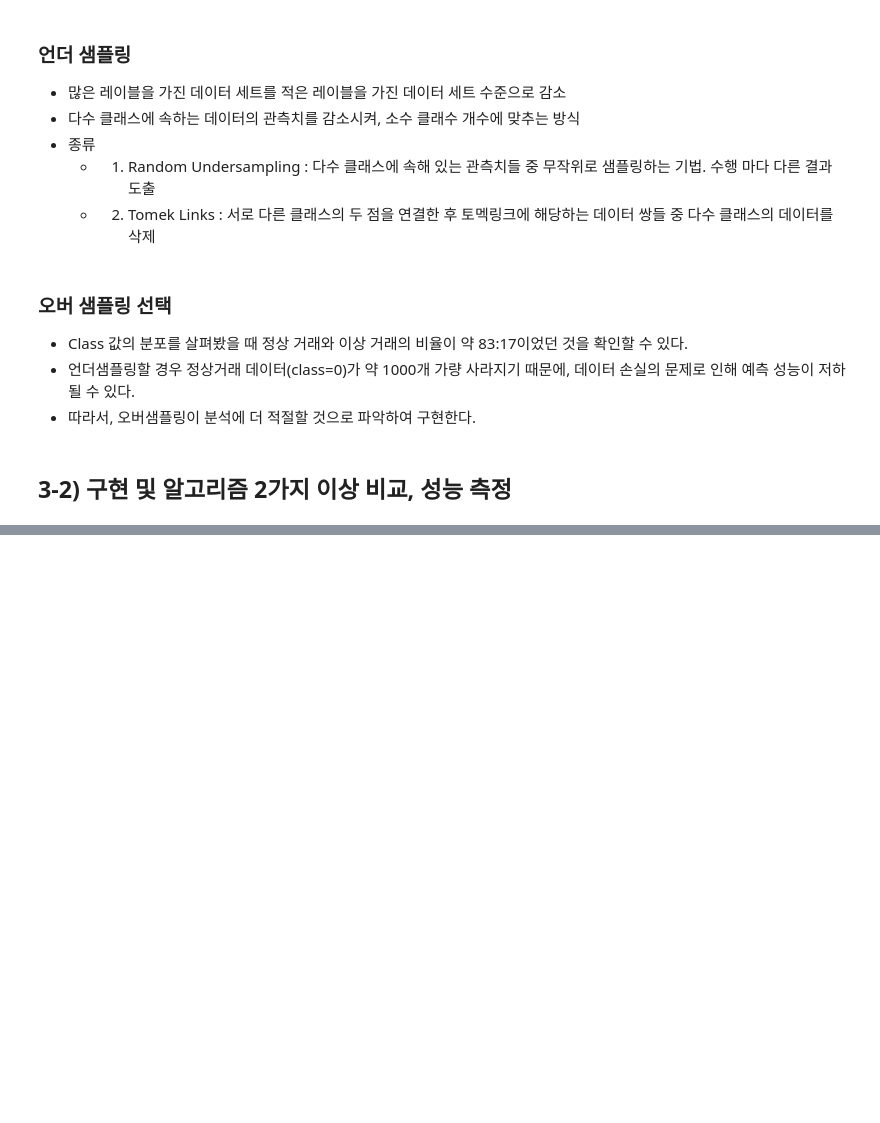
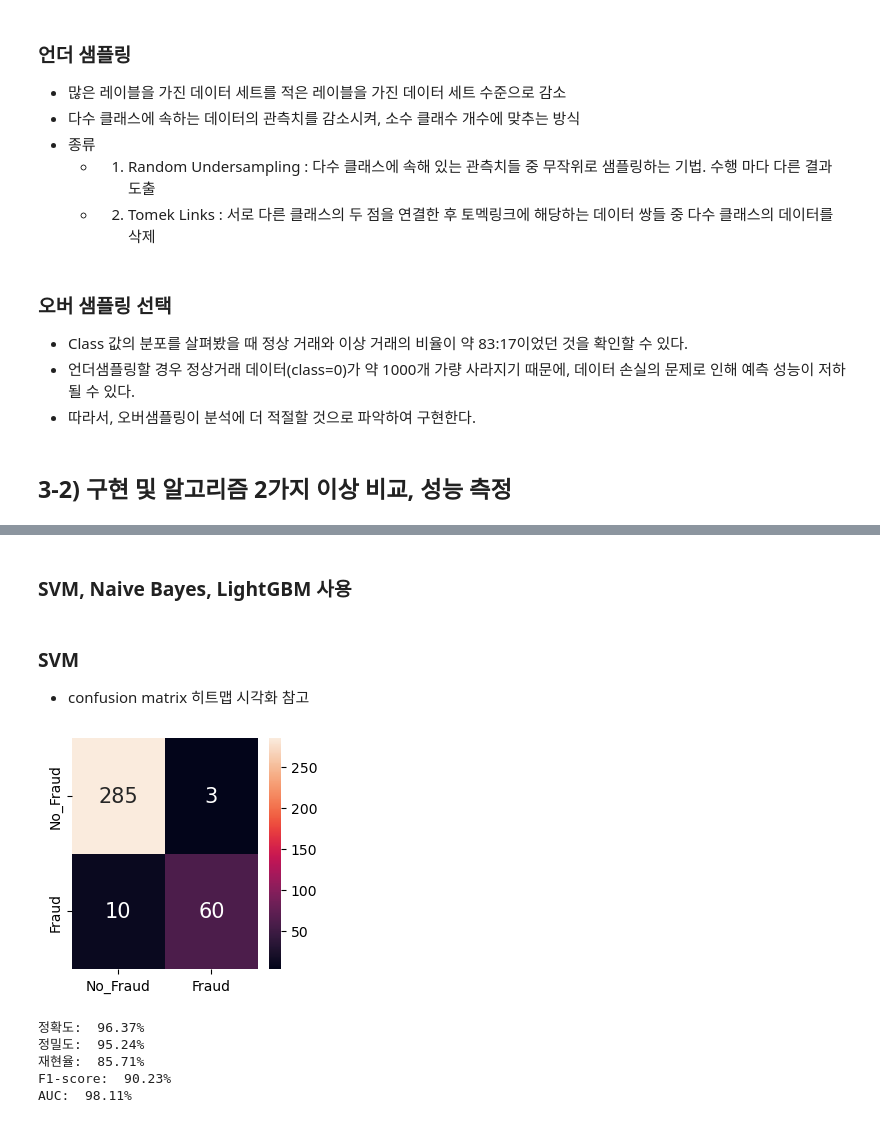
Before and after one commit to Minju-nimm/ADP, a Jupyter notebook: 기출/27회_ML.ipynb, the cells around one changed output, grey strips where cells are left out. Drawn from its saved outputs; the diff is of its cells as text; code cells hidden in the pictures; blank space fills up the shorter version.

```diff
--- a/기출/27회_ML.ipynb
+++ b/기출/27회_ML.ipynb
@@ -397,3 +405,11 @@ plt.show()
 - 따라서, 오버샘플링이 분석에 더 적절할 것으로 파악하여 구현한다.
 # %% [markdown]
 ## 3-2) 구현 및 알고리즘 2가지 이상 비교, 성능 측정
+# %%
+# 먼저 train과 test 데이터 분리 후, trian 데이터에만 오버샘플링 진행
+
+from sklearn.model_selection import train_test_split
+
+X_train, X_test, y_train, y_test = train_test_split(X_scaled, y,
+                                                    random_state = 2023,
+                                                    test_size=0.3)
@@ -403,0 +561,2 @@ plt.show()
+# %% [markdown]
+### SVM, Naive Bayes, LightGBM 사용
@@ -403,0 +570,59 @@ plt.show()
+# %% [markdown]
+### SVM
+- confusion matrix 히트맵 시각화 참고
+# %%
+import sklearn.svm as svm
+
+# 학습
+# C: 정규화 강도를 나타내는 파라미터. 클수록 정규화 강도가 낮음(반비례)
+SVM = svm.SVC(C = 0.5, probability=True, random_state=2023)
+SVM.fit(X_SMO, y_SMO)
+
+# 예측 및 예측확률
+SVM_pred = SVM.predict(X_test)
+SVM_pred_prob = SVM.predict_proba(X_test)
+
+# 평가
+# Confusion Matrix
+plt.figure(figsize=(3,3))
+SVM_con_mat = pd.DataFrame(confusion_matrix(y_test, SVM_pred),
+                                 columns=['No_Fraud','Fraud'],
+                                 index=['No_Fraud', 'Fraud'])
+sns.heatmap(SVM_con_mat,
+            annot=True,
+            annot_kws={'size': 15},
+            fmt="d")
+
+plt.rc('xtick', labelsize=10)
+plt.rc('ytick', labelsize=10)
+plt.show()
+
+# 정확도
+SVM_acc = accuracy_score(y_test, SVM_pred)
+
+# 정밀도(Precision): 모델이 True라고 분류한 것 중에서 실제 True인 것의 비율
+SVM_prc = precision_score(y_test, SVM_pred)
+
+# 재현율(Recall = Sensitivity): 실제 True인 것 중에서 모델이 True라고 예측한 것의 비율
+SVM_rcll = recall_score(y_test, SVM_pred)
+
+# f1-Score
+# 범주가 3개 이상 + balanced: average = macro
+# 범주가 3개 이상 + imbalanced: average = micro
+SVM_f1_score = f1_score(y_test, SVM_pred)  # print(f'F1 스코어: {f1:.4f}'
+
+# ROC-AUC
+SVM_auc = roc_auc_score(y_test, SVM_pred_prob[:,1])
+
+print('정확도:  {}%'.format(round(SVM_acc*100, 2)))
+print('정밀도:  {}%'.format(round(SVM_prc*100, 2)))
+print('재현율:  {}%'.format(round(SVM_rcll*100, 2)))
+print('F1-score:  {}%'.format(round(SVM_f1_score*100, 2)))
+print('AUC:  {}%'.format(round(SVM_auc*100, 2)))
+# %% [output]
+[figure, added]
+정확도:  96.37%
+정밀도:  95.24%
+재현율:  85.71%
+F1-score:  90.23%
+AUC:  98.11%
```
Also changed, not shown: parts of 52 cells of this notebook.
